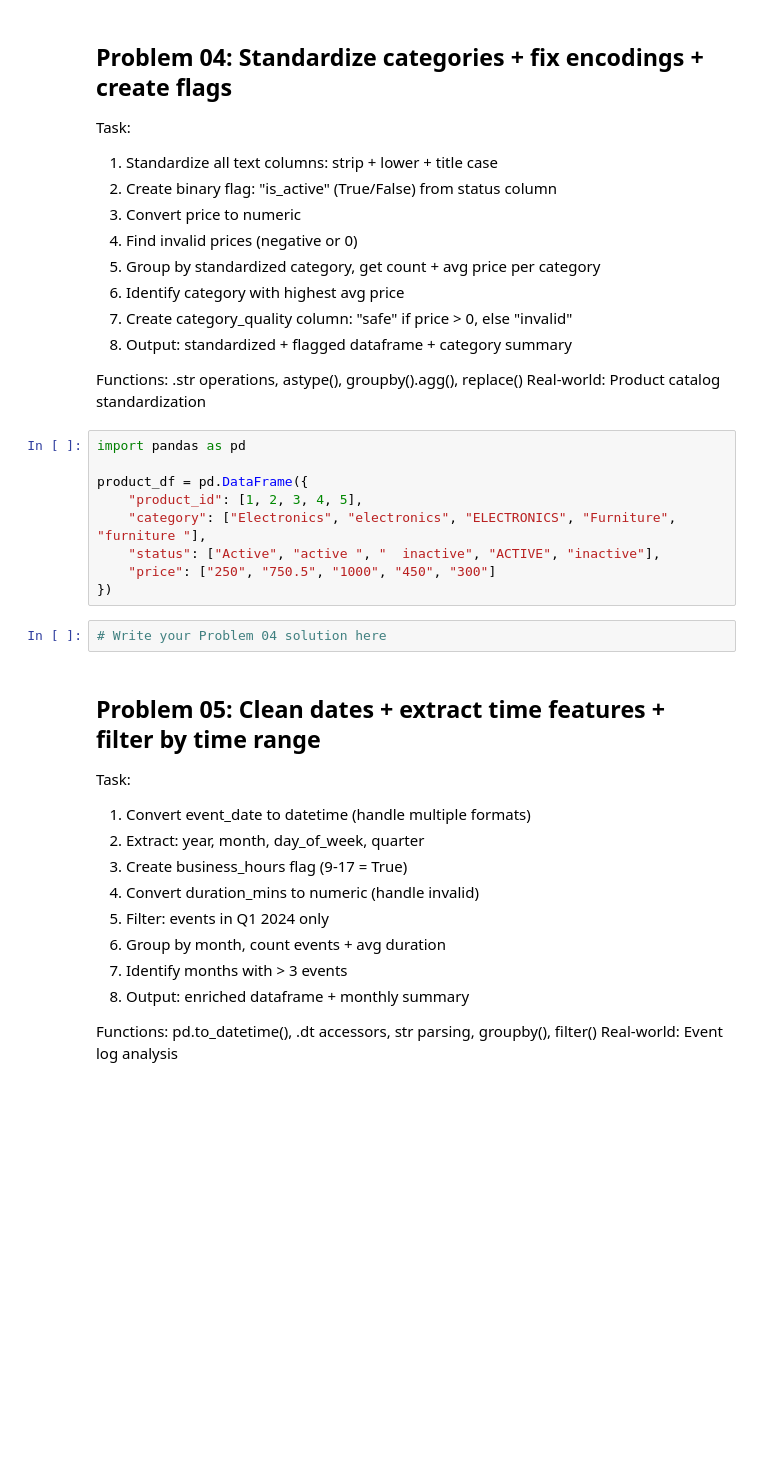
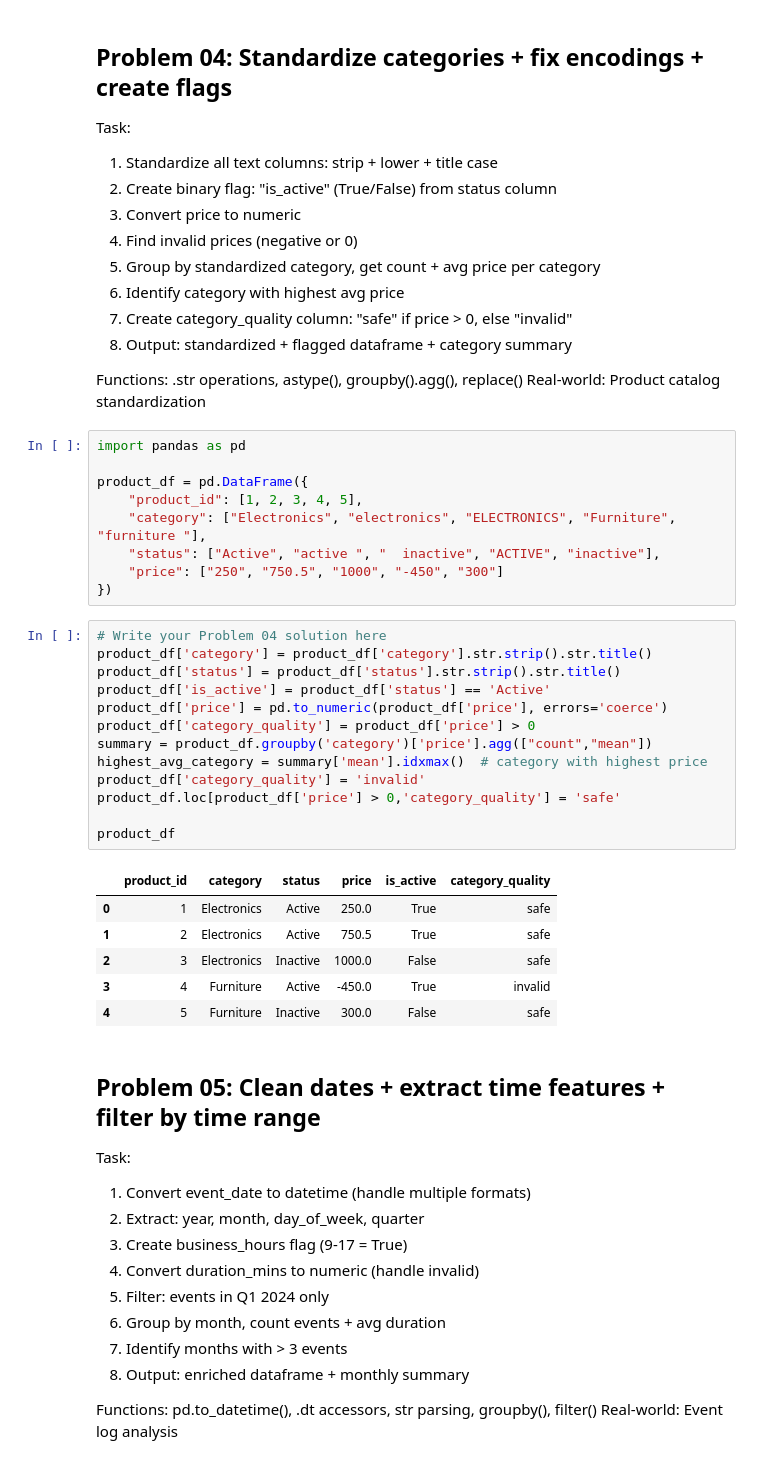
Before and after one commit to yashdeep-patil/Pandas, a Jupyter notebook: pandas_50_real_world_problems.ipynb, the cells around one changed output. Cells and saved outputs as stored; diff of their text form; blank space fills up the shorter version.

Commit message:
Added Problems

```diff
--- a/pandas_50_real_world_problems.ipynb
+++ b/pandas_50_real_world_problems.ipynb
@@ -172,10 +164,28 @@ product_df = pd.DataFrame({
     "product_id": [1, 2, 3, 4, 5],
     "category": ["Electronics", "electronics", "ELECTRONICS", "Furniture", "furniture "],
     "status": ["Active", "active ", "  inactive", "ACTIVE", "inactive"],
-    "price": ["250", "750.5", "1000", "450", "300"]
+    "price": ["250", "750.5", "1000", "-450", "300"]
 })
-# %%
-# Write your Problem 04 solution here
+# %%
+# Write your Problem 04 solution here
+product_df['category'] = product_df['category'].str.strip().str.title()
+product_df['status'] = product_df['status'].str.strip().str.title()
+product_df['is_active'] = product_df['status'] == 'Active'
+product_df['price'] = pd.to_numeric(product_df['price'], errors='coerce')
+product_df['category_quality'] = product_df['price'] > 0
+summary = product_df.groupby('category')['price'].agg(["count","mean"])
+highest_avg_category = summary['mean'].idxmax()  # category with highest price
+product_df['category_quality'] = 'invalid'
+product_df.loc[product_df['price'] > 0,'category_quality'] = 'safe'
+
+product_df
+# %% [output]
+|  | product_id | category | status | price | is_active | category_quality |
+| 0 | 1 | Electronics | Active | 250.0 | True | safe |
+| 1 | 2 | Electronics | Active | 750.5 | True | safe |
+| 2 | 3 | Electronics | Inactive | 1000.0 | False | safe |
+| 3 | 4 | Furniture | Active | -450.0 | True | invalid |
+| 4 | 5 | Furniture | Inactive | 300.0 | False | safe |
 # %% [markdown]
 ## Problem 05: Clean dates + extract time features + filter by time range
 
```
Also changed, not shown: parts of 3 cells of this notebook.
